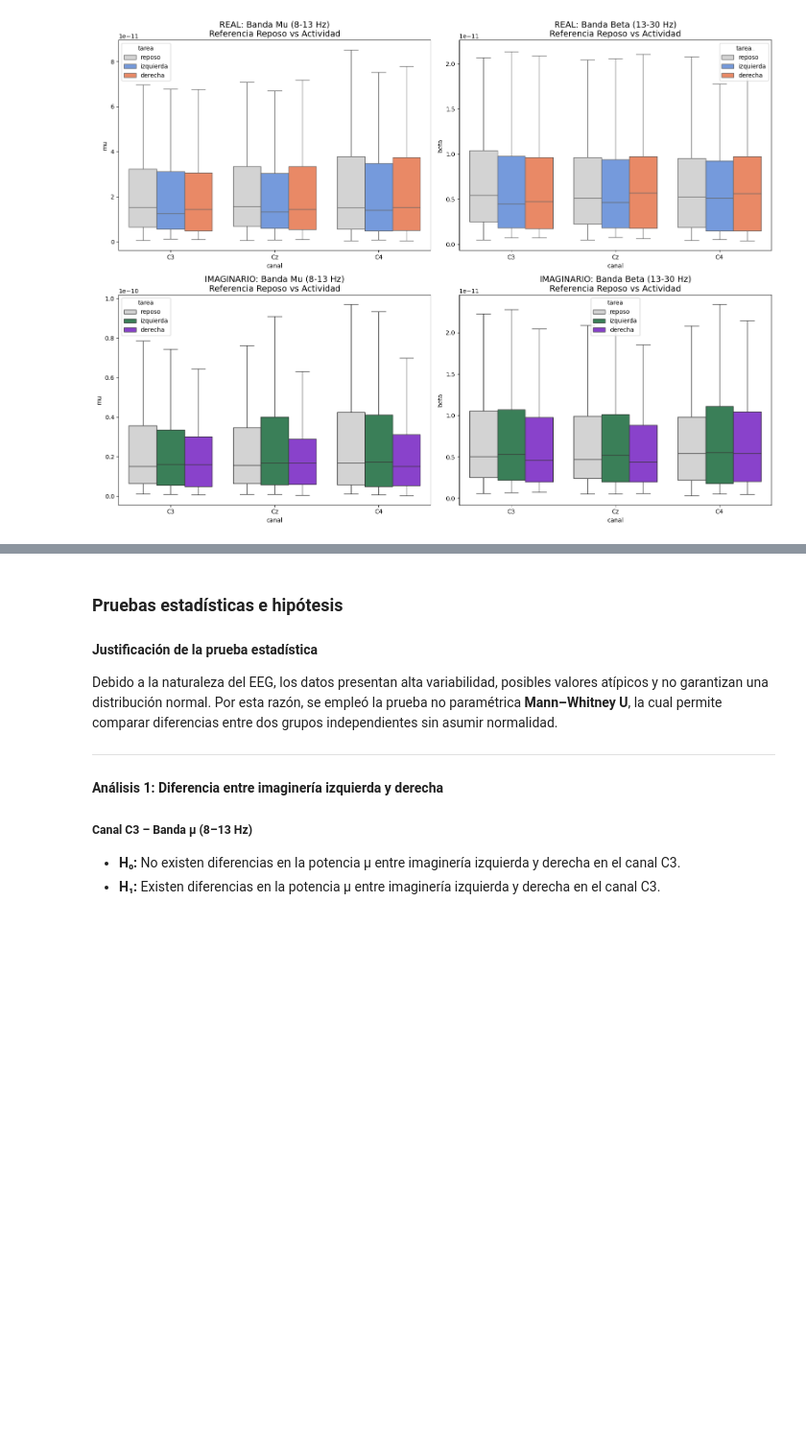
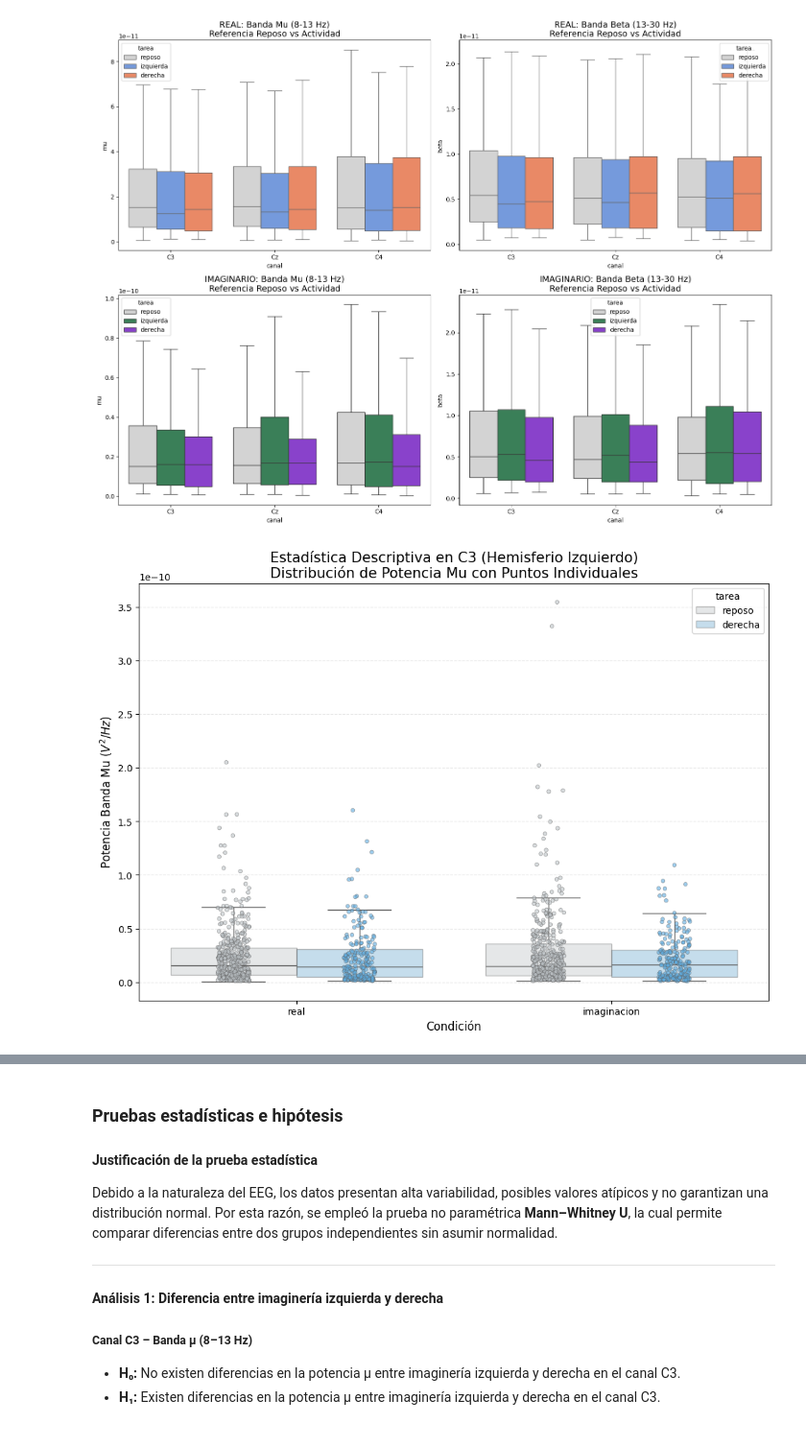
Before and after one commit to KarenAgudelo769/Proyecto_biosenales, a Jupyter notebook: codigo.ipynb, the cells around one changed output, grey strips where cells are left out. Shown at 96% size. Drawn from its saved outputs; the diff is of its cells as text; code cells hidden in the pictures; blank space fills up the shorter version.

Commit message:
grafica real imaginario

```diff
--- a/codigo.ipynb
+++ b/codigo.ipynb
@@ -685,3 +685,58 @@ plt.tight_layout()
 plt.show()
 # %% [output]
 [figure]
+# %%
+import seaborn as sns
+import matplotlib.pyplot as plt
+
+# 1. Filtramos los datos específicos
+df_c3_final = df_final[
+    (df_final['canal'] == 'C3') &
+    (df_final['tarea'].isin(['reposo', 'derecha'])) &
+    (df_final['condicion'].isin(['real', 'imaginacion']))
+].copy()
+
+# 2. Configuración de la figura
+plt.figure(figsize=(12, 8))
+orden_tareas = ['reposo', 'derecha']
+colores = {'reposo': '#BDC3C7', 'derecha': '#5DADE2'}
+
+# 3. Dibujamos el Boxplot (con transparencia para que se vean los puntos)
+sns.boxplot(
+    data=df_c3_final,
+    x='condicion',
+    y='mu',
+    hue='tarea',
+    hue_order=orden_tareas,
+    palette=colores,
+    showfliers=False, # Quitamos los rombos automáticos de outliers
+    boxprops=dict(alpha=0.4) # Transparencia en la caja
+)
+
+# 4. Agregamos los puntos (Stripplot)
+# dodge=True es CRUCIAL para que los puntos se alineen con su caja correspondiente
+sns.stripplot(
+    data=df_c3_final,
+    x='condicion',
+    y='mu',
+    hue='tarea',
+    hue_order=orden_tareas,
+    palette=colores,
+    dodge=True,
+    jitter=True,
+    size=4,
+    alpha=0.6,
+    edgecolor='gray',
+    linewidth=0.5,
+    legend=False # Para no duplicar la leyenda
+)
+
+# 5. Formato y etiquetas
+plt.title('Estadística Descriptiva en C3 (Hemisferio Izquierdo)\nDistribución de Potencia Mu con Puntos Individuales', fontsize=15)
+plt.xlabel('Condición', fontsize=12)
+plt.ylabel('Potencia Banda Mu ($V^2/Hz$)', fontsize=12)
+plt.grid(axis='y', linestyle='--', alpha=0.3)
+
+plt.show()
+# %% [output]
+[figure, added]
```
Also changed, not shown: parts of 2 cells of this notebook.
